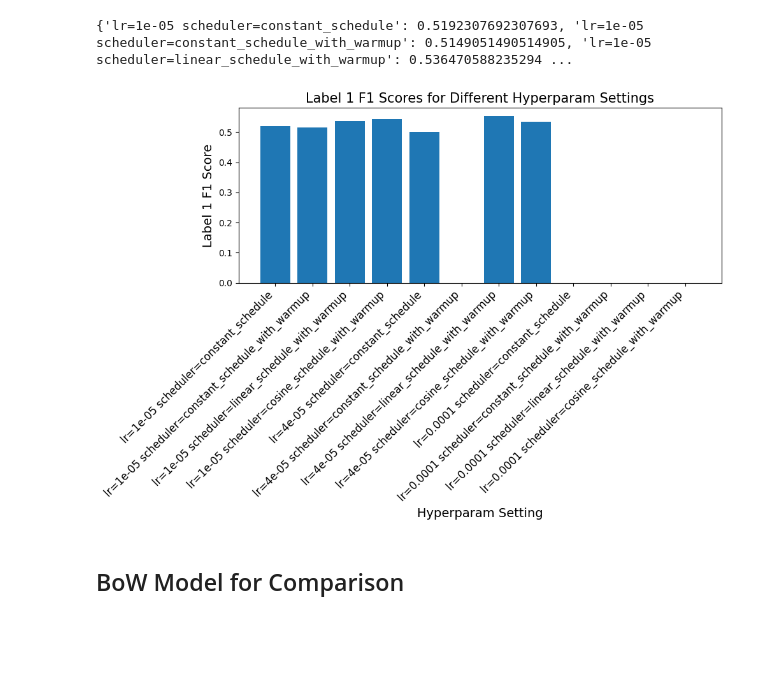
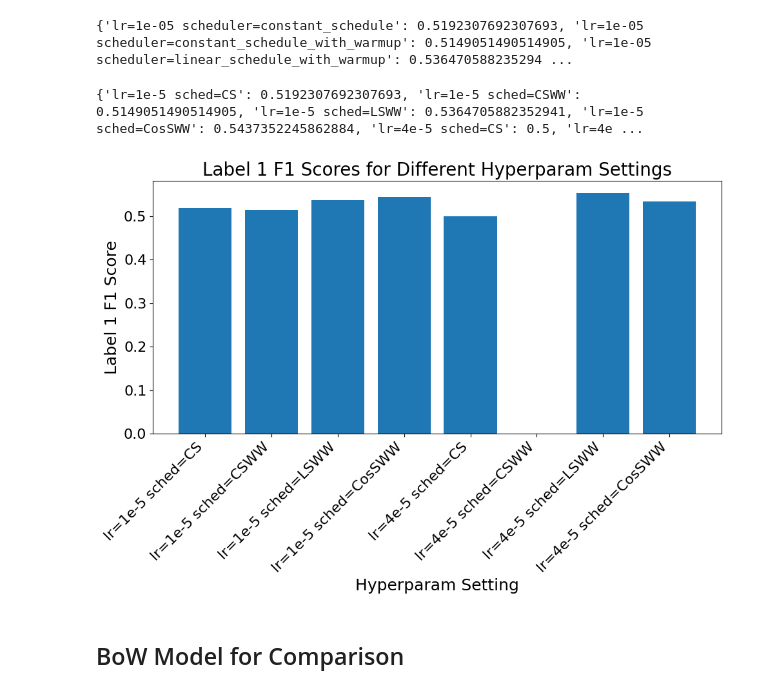
Before and after one commit to Jonezia/DontPatroniseMe, a Jupyter notebook: Untitled.ipynb, the cells around one changed output. Cells and saved outputs as stored; diff of their text form; code cells hidden in the pictures; blank space fills up the shorter version.

```diff
--- a/Untitled.ipynb
+++ b/Untitled.ipynb
@@ -1415,21 +1427,28 @@ print(hyperparam_tuning_results)
+# %%
+renamed_hyperparam_tuning_results = {'lr=1e-5 sched=CS': 0.5192307692307693, 'lr=1e-5 sched=CSWW': 0.5149051490514905, 'lr=1e-5 sched=LSWW': 0.5364705882352941, 'lr=1e-5 sched=CosSWW': 0.5437352245862884, 'lr=4e-5 sched=CS': 0.5, 'lr=4e-5 sched=CSWW': 0.0, 'lr=4e-5 sched=LSWW': 0.5528846153846154, 'lr=4e-5 sched=CosSWW': 0.5336538461538461}
+# %%
+print(renamed_hyperparam_tuning_results)
+# %% [output]
+{'lr=1e-5 sched=CS': 0.5192307692307693, 'lr=1e-5 sched=CSWW': 0.5149051490514905, 'lr=1e-5 sched=LSWW': 0.5364705882352941, 'lr=1e-5 sched=CosSWW': 0.5437352245862884, 'lr=4e-5 sched=CS': 0.5, 'lr=4e ...
 # %%
-keys = list(hyperparam_tuning_results.keys())
-values = list(hyperparam_tuning_results.values())
+keys = list(renamed_hyperparam_tuning_results.keys())
+values = list(renamed_hyperparam_tuning_results.values())
 
 plt.figure(figsize=(10, 7))
 plt.bar(keys, values)
 
-plt.xlabel('Hyperparam Setting', fontsize=14)
-plt.ylabel('Label 1 F1 Score', fontsize=14)
-plt.title('Label 1 F1 Scores for Different Hyperparam Settings', fontsize=15)
-plt.xticks(rotation=45, ha='right', fontsize=12)
+plt.xlabel('Hyperparam Setting', fontsize=18)
+plt.ylabel('Label 1 F1 Score', fontsize=18)
+plt.title('Label 1 F1 Scores for Different Hyperparam Settings', fontsize=20)
+plt.xticks(rotation=45, ha='right', fontsize=16)
+plt.yticks(fontsize=16)
 plt.tight_layout()
 plt.show()
 
 # Show the plot
 plt.show()
 # %% [output]
-[figure, old version]
+[figure, new version]
 # %% [markdown]
 ## BoW Model for Comparison
 # %% [markdown]
```
Also changed, not shown: parts of 12 cells of this notebook.
